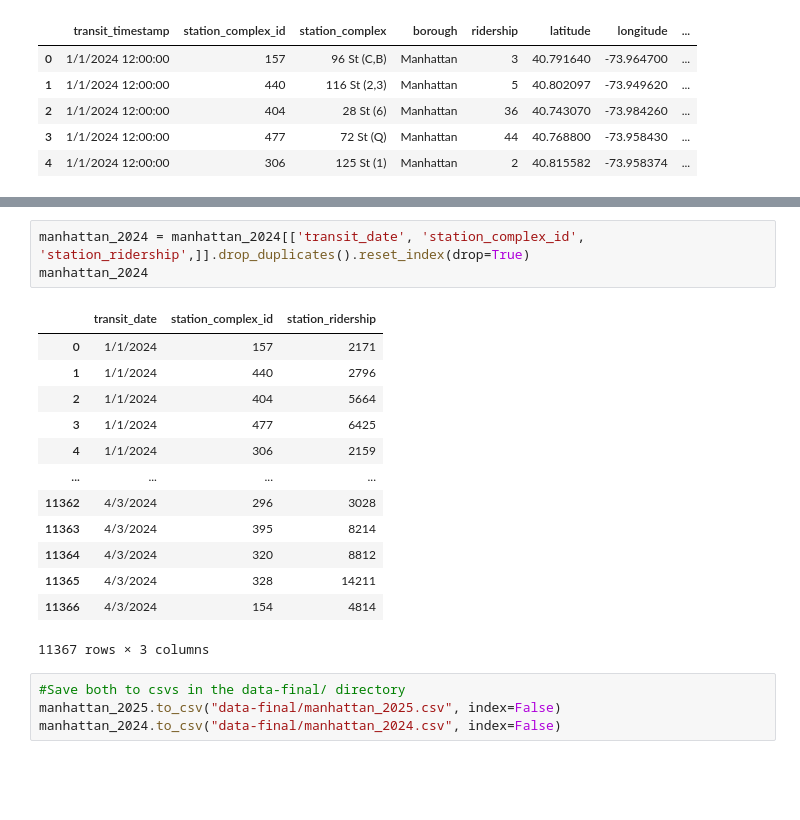
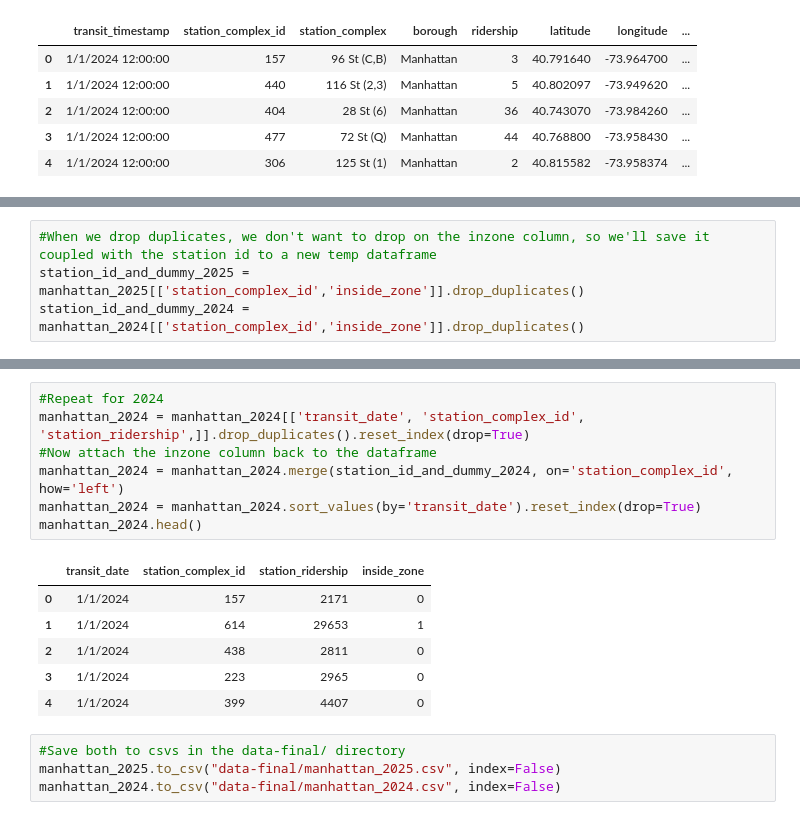
Before and after one commit to vaughnmitchell13/econ308-proj, a Jupyter notebook: Data-Postprocessing.ipynb, the cells around one changed output, grey strips where cells are left out. Saved outputs shown, nothing was run; the diff lists cells and outputs as text; blank space fills up the shorter version.

```diff
--- a/Data-Postprocessing.ipynb
+++ b/Data-Postprocessing.ipynb
@@ -63,0 +57,4 @@ manhattan_2025
+# %%
+#When we drop duplicates, we don't want to drop on the inzone column, so we'll save it coupled with the station id to a new temp dataframe
+station_id_and_dummy_2025 = manhattan_2025[['station_complex_id','inside_zone']].drop_duplicates()
+station_id_and_dummy_2024 = manhattan_2024[['station_complex_id','inside_zone']].drop_duplicates()
@@ -68,20 +90,17 @@ manhattan_2025
 # %%
+#Repeat for 2024
 manhattan_2024 = manhattan_2024[['transit_date', 'station_complex_id', 'station_ridership',]].drop_duplicates().reset_index(drop=True)
-manhattan_2024
+#Now attach the inzone column back to the dataframe
+manhattan_2024 = manhattan_2024.merge(station_id_and_dummy_2024, on='station_complex_id', how='left')
+manhattan_2024 = manhattan_2024.sort_values(by='transit_date').reset_index(drop=True)
+manhattan_2024.head()
 # %% [output]
-|  | transit_date | station_complex_id | station_ridership |
-| 0 | 1/1/2024 | 157 | 2171 |
-| 1 | 1/1/2024 | 440 | 2796 |
-| 2 | 1/1/2024 | 404 | 5664 |
-| 3 | 1/1/2024 | 477 | 6425 |
-| 4 | 1/1/2024 | 306 | 2159 |
-| ... | ... | ... | ... |
-| 11362 | 4/3/2024 | 296 | 3028 |
-| 11363 | 4/3/2024 | 395 | 8214 |
-| 11364 | 4/3/2024 | 320 | 8812 |
-| 11365 | 4/3/2024 | 328 | 14211 |
-| 11366 | 4/3/2024 | 154 | 4814 |
+|  | transit_date | station_complex_id | station_ridership | inside_zone |
+| 0 | 1/1/2024 | 157 | 2171 | 0 |
+| 1 | 1/1/2024 | 614 | 29653 | 1 |
+| 2 | 1/1/2024 | 438 | 2811 | 0 |
+| 3 | 1/1/2024 | 223 | 2965 | 0 |
+| 4 | 1/1/2024 | 399 | 4407 | 0 |
-11367 rows × 3 columns
 # %%
 #Save both to csvs in the data-final/ directory
 manhattan_2025.to_csv("data-final/manhattan_2025.csv", index=False)
```
Also changed, not shown: parts of 3 cells of this notebook.
